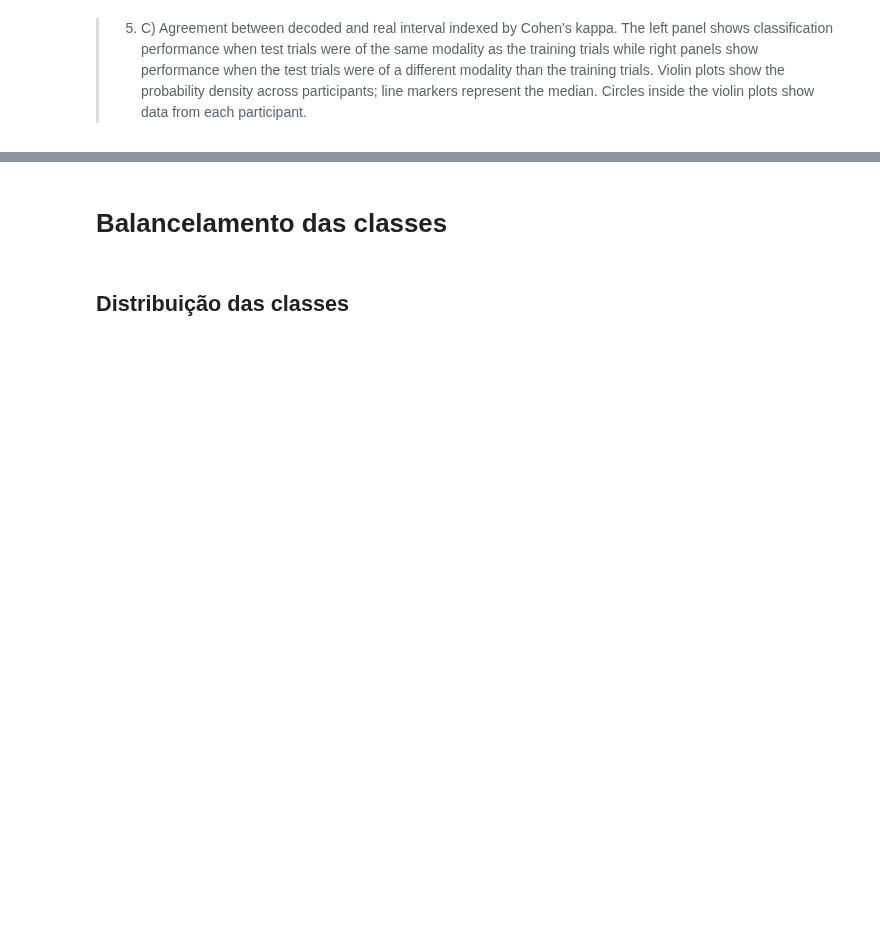
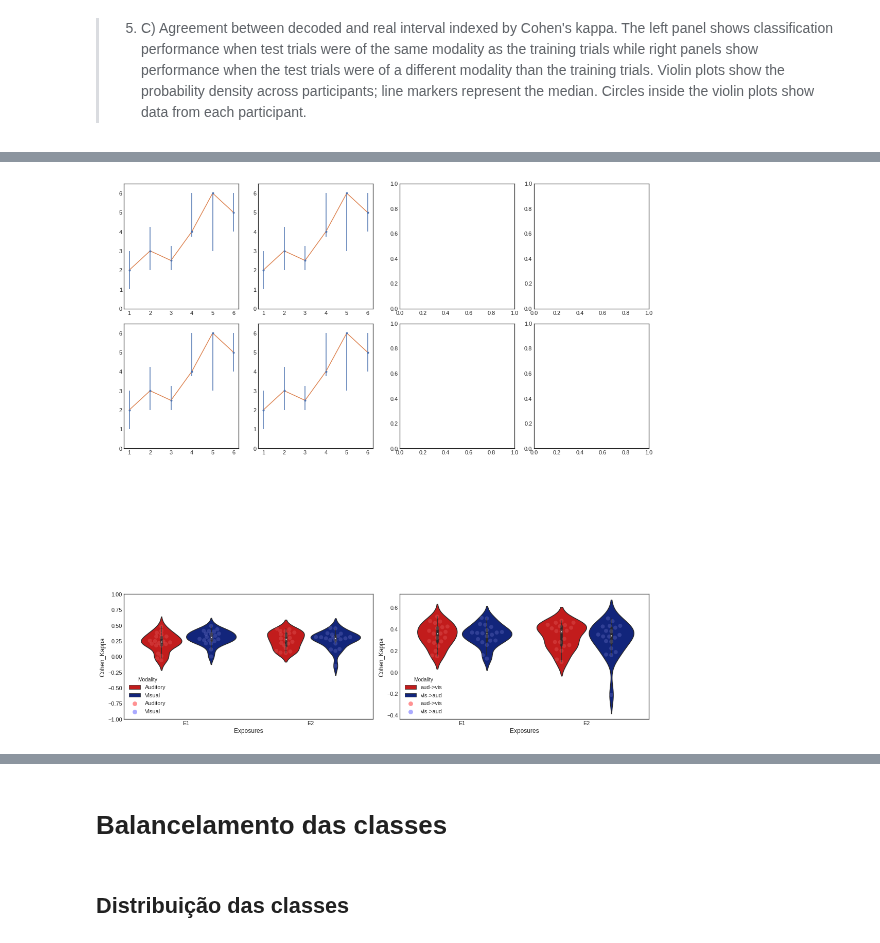
Before and after one commit to bruAristimunha/Across-Modalities, a Jupyter notebook: notebook/Original-Proposal.ipynb, the cells around one changed output, grey strips where cells are left out. Cells and saved outputs as stored; diff of their text form; code cells hidden in the pictures; blank space fills up the shorter version.

Commit message:
macro mudança na estrutução, ponto atual: fazendo a figura 5 de forma escalável.

```diff
--- a/notebook/Original-Proposal.ipynb
+++ b/notebook/Original-Proposal.ipynb
@@ -853,0 +438,15 @@ weighted avg       0.21      0.21      0.21      2287
+# %%
+from numpy import percentile, median
+plot_within = merge_within_mode.groupby(['Modality',
+                                         'Exposures',
+                                         'Real Bin'])['Predicted Bin'].agg({'median': median,
+                                                                            '25th': lambda a: percentile(a, q=25),
+                                                                            '75th': lambda a: percentile(a, q=75)})
+
+plot_within = plot_within.reset_index()
+
+x = exposicao1_aud['Real Bin']
+y = exposicao1_aud['median']
+quartil_25 = exposicao1_aud['25th']
+quartil_75 = exposicao1_aud['75th']
+asymmetric_error = [y-quartil_25, quartil_75-y]
@@ -853,0 +455,63 @@ weighted avg       0.21      0.21      0.21      2287
+# %%
+def myLineError(ax, x, y, asymmetric_error, color_option):
+    ax.errorbar(x, y, yerr=asymmetric_error, fmt='.')
+    ax.plot(x, y)
+    ax.set(ylim=(0, 6.5))
+# %%
+import matplotlib.pyplot as plt
+from matplotlib.gridspec import GridSpec
+
+
+def format_axes(fig):
+    for i, ax in enumerate(fig.axes):
+        #ax.text(0.5, 0.5, "ax%d" % (i+1), va="center", ha="center")
+        ax.tick_params(labelbottom=False, labelleft=False)
+
+fig = plt.figure(constrained_layout=True, figsize=(15, 15))
+
+gs = GridSpec(4, 4, figure=fig)
+
+ax0 = fig.add_subplot(gs[0, 0])
+ax1 = fig.add_subplot(gs[0, 1])
+ax2 = fig.add_subplot(gs[1, 0])
+ax3 = fig.add_subplot(gs[1, 1])
+
+myLineError(ax0, x, y, asymmetric_error)
+myLineError(ax1, x, y, asymmetric_error)
+myLineError(ax2, x, y, asymmetric_error)
+myLineError(ax3, x, y, asymmetric_error)
+
+
+
+ax4 = fig.add_subplot(gs[0, 2])
+ax5 = fig.add_subplot(gs[0, 3])
+ax6 = fig.add_subplot(gs[1, 2])
+ax7 = fig.add_subplot(gs[1, 3])
+
+
+ax_ck_with = fig.add_subplot(gs[3, 0:2])
+ax_ck_acro = fig.add_subplot(gs[3, 2:4])
+
+
+
+ax_ck_acro = violinplot(x="Exposures", y="Cohen_Kappa", hue="Modality",
+                     data=ck_across, palette=['#de0000', '#001a8d'], ax=ax_ck_acro)
+ax_ck_acro = swarmplot(x="Exposures", y="Cohen_Kappa", hue="Modality",
+                    data=ck_across, size=8, ax=ax_ck_acro,
+                    palette=['#ff9293', '#aaaaff'],
+                    dodge=True,
+                    alpha=.2)
+
+
+ax_ck_with = violinplot(x="Exposures", y="Cohen_Kappa", hue="Modality",
+                        data=ck_within, palette=['#de0000', '#001a8d'], ax=ax_ck_with)
+ax_ck_with = swarmplot(x="Exposures", y="Cohen_Kappa", hue="Modality",
+                       data=ck_within, size=8, ax=ax_ck_with,
+                       palette=['#ff9293', '#aaaaff'],
+                       dodge=True,
+                       alpha=.2)
+ax_ck_with = ax_ck_with.set(ylim=(-1, 1))
+
+#format_axes(fig)
+# %% [output]
+[figure, added]
```
Also changed, not shown: parts of 60 cells of this notebook.
